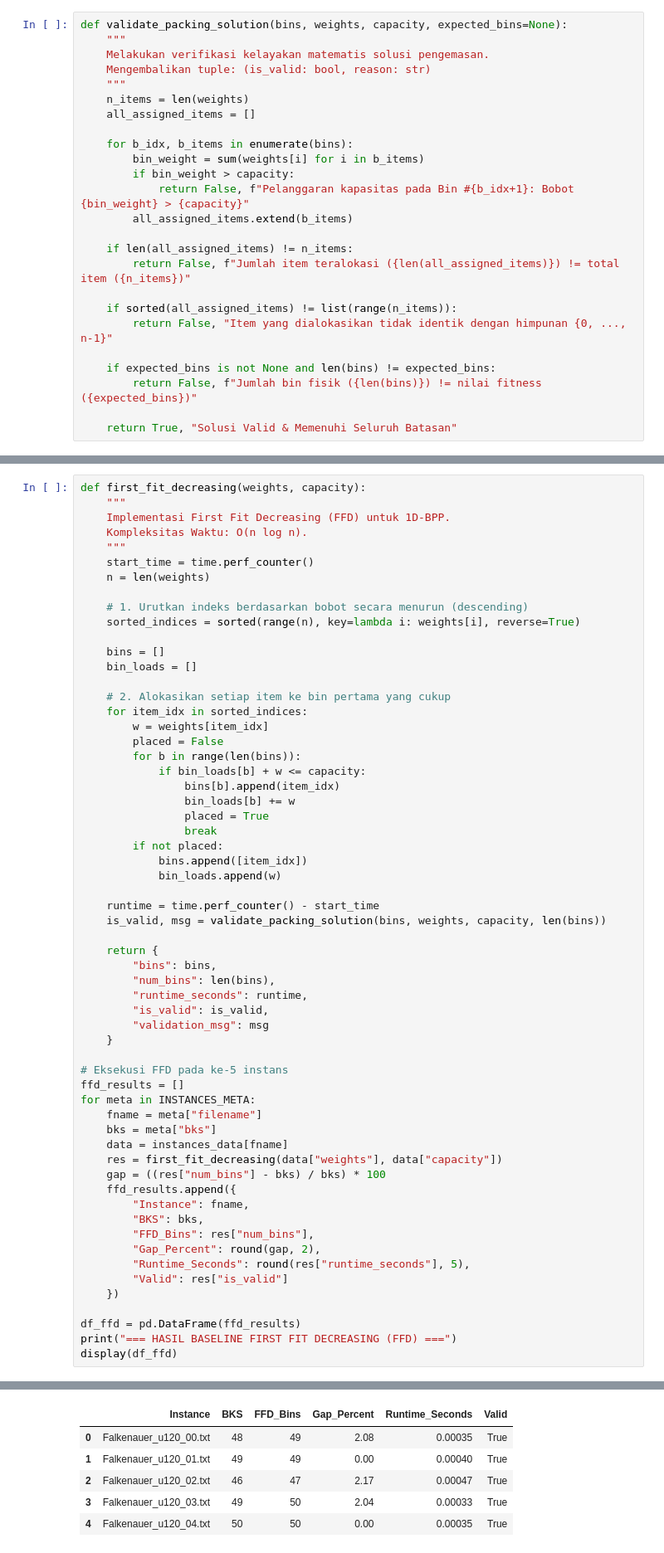
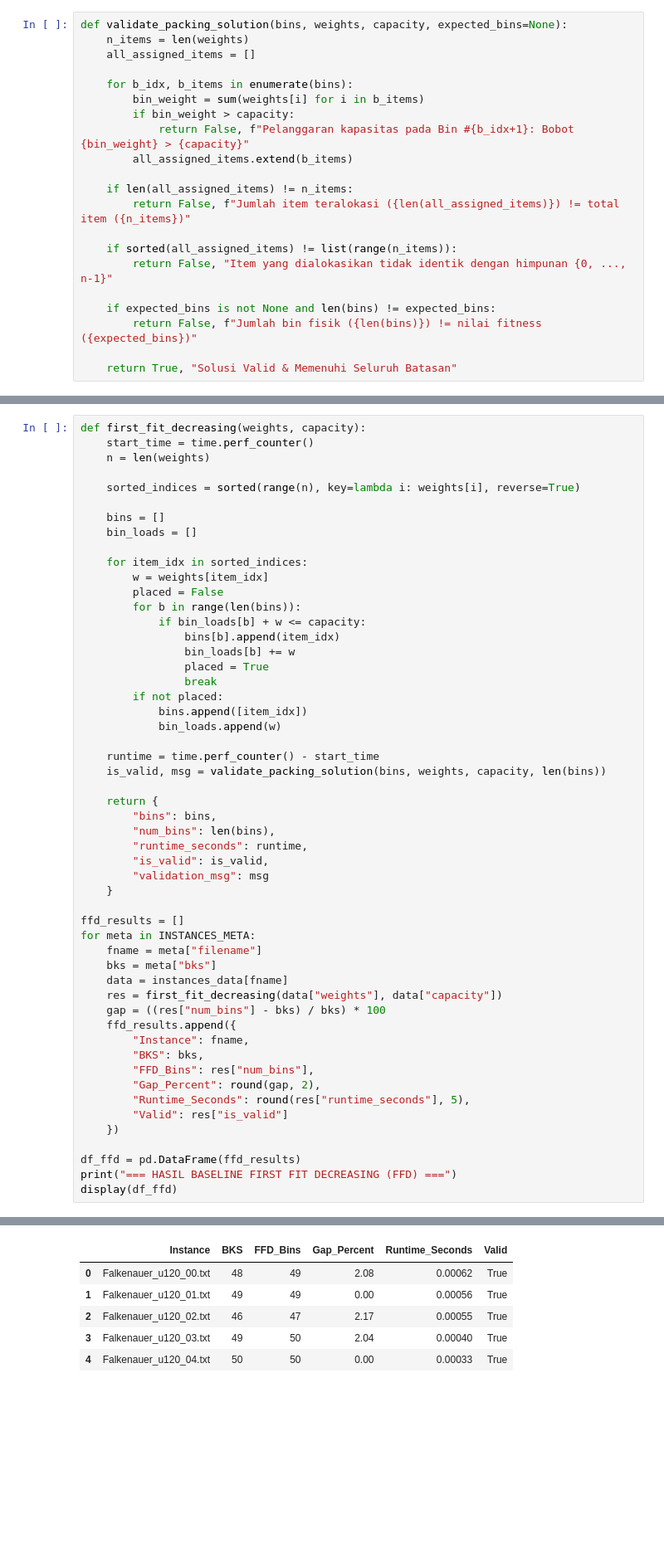
Before and after one commit to marshaniswah/Tugas-Kelompok-Problem-Solving-Agent, a Jupyter notebook: bpp_experiments_indonesia.ipynb, the cells around one changed output, grey strips where cells are left out. Shown at 83% size. Cells and saved outputs as stored; diff of their text form; blank space fills up the shorter version.

```diff
--- a/bpp_experiments_indonesia.ipynb
+++ b/bpp_experiments_indonesia.ipynb
@@ -170,10 +156,6 @@ Setiap solusi pengemasan bin harus memenuhi **3 syarat mutlak** agar sah:
 3. **Konsistensi Bin:** Jumlah bin fisik harus tepat sama dengan nilai fitness yang dilaporkan.
 # %%
 def validate_packing_solution(bins, weights, capacity, expected_bins=None):
-    """
-    Melakukan verifikasi kelayakan matematis solusi pengemasan.
-    Mengembalikan tuple: (is_valid: bool, reason: str)
-    """
     n_items = len(weights)
     all_assigned_items = []
 
@@ -200,20 +182,14 @@ def validate_packing_solution(bins, weights, capacity, expected_bins=None):
 FFD mengurutkan seluruh item dari bobot terbesar ke terkecil (*descending*), lalu menempatkan setiap item ke dalam bin pertama yang masih memiliki ruang tersisa. Jika tidak ada bin yang muat, sebuah bin baru akan dibuka.
 # %%
 def first_fit_decreasing(weights, capacity):
-    """
-    Implementasi First Fit Decreasing (FFD) untuk 1D-BPP.
-    Kompleksitas Waktu: O(n log n).
-    """
     start_time = time.perf_counter()
     n = len(weights)
 
-    # 1. Urutkan indeks berdasarkan bobot secara menurun (descending)
     sorted_indices = sorted(range(n), key=lambda i: weights[i], reverse=True)
 
     bins = []
     bin_loads = []
 
-    # 2. Alokasikan setiap item ke bin pertama yang cukup
     for item_idx in sorted_indices:
         w = weights[item_idx]
         placed = False
@@ -233,39 +209,38 @@ def first_fit_decreasing(weights, capacity):
     return {
         "bins": bins,
         "num_bins": len(bins),
         "runtime_seconds": runtime,
         "is_valid": is_valid,
         "validation_msg": msg
     }
 
-# Eksekusi FFD pada ke-5 instans
 ffd_results = []
 for meta in INSTANCES_META:
     fname = meta["filename"]
     bks = meta["bks"]
     data = instances_data[fname]
     res = first_fit_decreasing(data["weights"], data["capacity"])
     gap = ((res["num_bins"] - bks) / bks) * 100
     ffd_results.append({
         "Instance": fname,
         "BKS": bks,
         "FFD_Bins": res["num_bins"],
         "Gap_Percent": round(gap, 2),
         "Runtime_Seconds": round(res["runtime_seconds"], 5),
         "Valid": res["is_valid"]
     })
 
 df_ffd = pd.DataFrame(ffd_results)
 print("=== HASIL BASELINE FIRST FIT DECREASING (FFD) ===")
 display(df_ffd)
 # %% [output]
 === HASIL BASELINE FIRST FIT DECREASING (FFD) ===
 |  | Instance | BKS | FFD_Bins | Gap_Percent | Runtime_Seconds | Valid |
-| 0 | Falkenauer_u120_00.txt | 48 | 49 | 2.08 | 0.00035 | True |
-| 1 | Falkenauer_u120_01.txt | 49 | 49 | 0.00 | 0.00040 | True |
-| 2 | Falkenauer_u120_02.txt | 46 | 47 | 2.17 | 0.00047 | True |
-| 3 | Falkenauer_u120_03.txt | 49 | 50 | 2.04 | 0.00033 | True |
-| 4 | Falkenauer_u120_04.txt | 50 | 50 | 0.00 | 0.00035 | True |
+| 0 | Falkenauer_u120_00.txt | 48 | 49 | 2.08 | 0.00062 | True |
+| 1 | Falkenauer_u120_01.txt | 49 | 49 | 0.00 | 0.00056 | True |
+| 2 | Falkenauer_u120_02.txt | 46 | 47 | 2.17 | 0.00055 | True |
+| 3 | Falkenauer_u120_03.txt | 49 | 50 | 2.04 | 0.00040 | True |
+| 4 | Falkenauer_u120_04.txt | 50 | 50 | 0.00 | 0.00033 | True |
 # %% [markdown]
 ---
 ## 5. Algoritma 2: Genetic Algorithm (GA)
```
Also changed, not shown: parts of 13 cells of this notebook.
